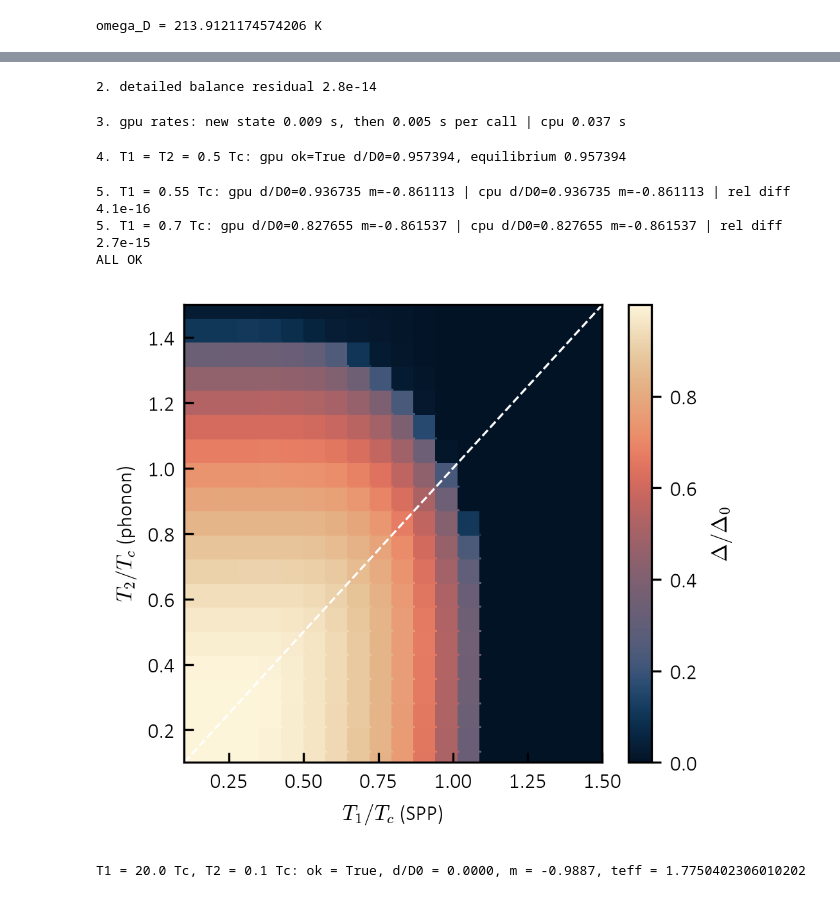
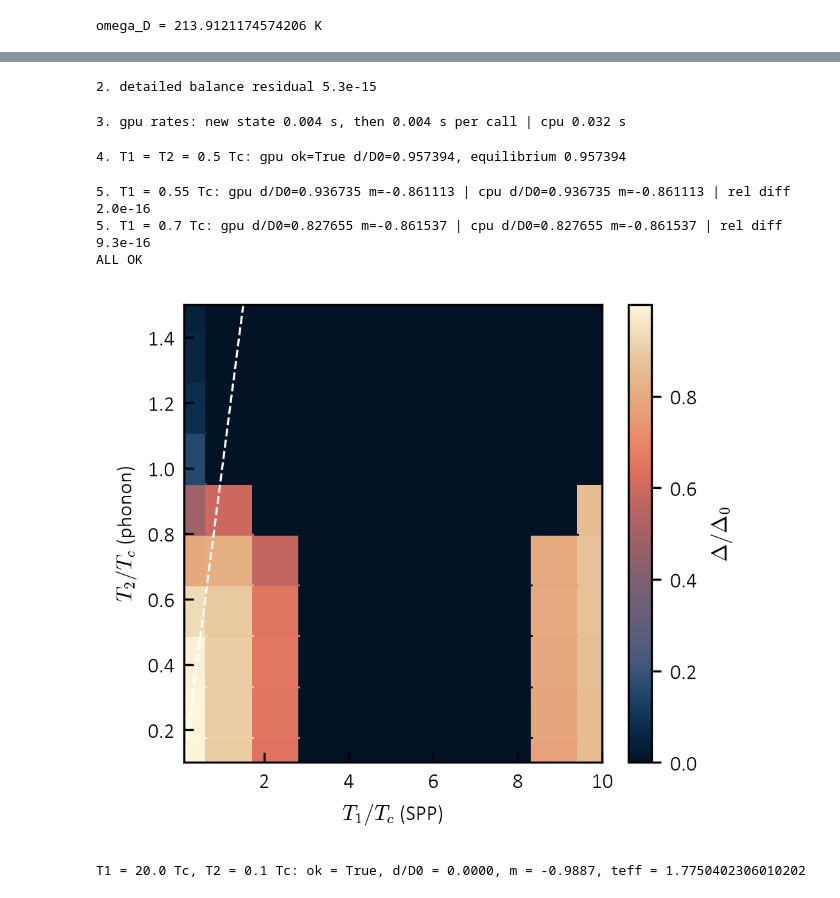
Before and after one commit to korl-z/IJS-F1, a Jupyter notebook: Koda/EI_SPP/reformated_spp_EI.ipynb, the cells around one changed output, grey strips where cells are left out. Drawn from its saved outputs; the diff is of its cells as text; code cells hidden in the pictures.

```diff
--- a/Koda/EI_SPP/reformated_spp_EI.ipynb
+++ b/Koda/EI_SPP/reformated_spp_EI.ipynb
@@ -79,7 +79,7 @@ print("omega_D =", freq_to_kelvin(0.026 * np.sqrt(4*np.pi), t_a_ev=0.2), "K")
 # %% [output]
 omega_D = 213.9121174574206 K
 # %%
-md, g = M.Model(4.0, 1.0, -1.0, 2.75), M.sgrid(500, 128)
+md, g = M.Model(2.0, 1.0, -1.0, 7.8), M.sgrid(500, 128)
 e0 = M.solve_eq(md, g, 0.0, d=1.0)
 tc = M.critical_temperature(md, g)
 st = M.mf(md, g, e0.d, e0.m)
@@ -107,7 +107,7 @@ db = G.check_db(rg, st.e[:, g.wi].reshape(-1), tc)
 ok.append(db < 1.0e-10)
 print(f"2. detailed balance residual {db:.1e}")
 # %% [output]
-2. detailed balance residual 2.8e-14
+2. detailed balance residual 5.3e-15
 # %%
 
 # 3. timing: first call compiles, later calls reuse; a new state must not recompile
@@ -121,7 +121,7 @@ tc0 = time.time()
 C.rates(md, g, st, pk)
 print(f"3. gpu rates: new state {t1 - t0:.3f} s, then {(t2 - t1) / 3:.3f} s per call | cpu {time.time() - tc0:.3f} s")
 # %% [output]
-3. gpu rates: new state 0.009 s, then 0.005 s per call | cpu 0.037 s
+3. gpu rates: new state 0.004 s, then 0.004 s per call | cpu 0.032 s
 # %%
 
 # 4. equal temperatures: NESS must be the equilibrium state at that temperature
@@ -148,6 +148,6 @@ for t1 in (0.55, 0.7):
 
 print("ALL OK" if all(ok) else f"FAILED: {[i + 1 for i, x in enumerate(ok) if not x]}")
 # %% [output]
-5. T1 = 0.55 Tc: gpu d/D0=0.936735 m=-0.861113 | cpu d/D0=0.936735 m=-0.861113 | rel diff 4.1e-16
-5. T1 = 0.7 Tc: gpu d/D0=0.827655 m=-0.861537 | cpu d/D0=0.827655 m=-0.861537 | rel diff 2.7e-15
+5. T1 = 0.55 Tc: gpu d/D0=0.936735 m=-0.861113 | cpu d/D0=0.936735 m=-0.861113 | rel diff 2.0e-16
+5. T1 = 0.7 Tc: gpu d/D0=0.827655 m=-0.861537 | cpu d/D0=0.827655 m=-0.861537 | rel diff 9.3e-16
 ALL OK
@@ -156,14 +154,14 @@ FIG_PATH = "/home/kzeleznikar/IJS-F1/Notes/latex/figures/"
 # %%
-md = M.Model(4.0, 1.0, -1.0, 4.1)  # BCS set
-g = M.sgrid(200, 128)
+md = M.Model(2.0, 1.0, -1.0, 7.8)  # BCS set
+g = M.sgrid(160, 128)
 # SPP: SiC like plateau, amp = 2 pi alpha c ws^2 fr
-ws, gam, fr, dip, z0 = 2*e0.d, 0.05, 0.039, 0.1, 150.0
+ws, gam, fr, dip, z0 = 0.25*e0.d, 0.05, 0.039, 0.1, 20.0
 amp = 2.0 * np.pi * B.ALPHA * 3946.54 * ws**2 * fr
 
 cs, gph, aph = 0.026, 0.05, 4.2e-5
 # temperature grid in units of Tc
-t1n = np.linspace(0.1, 10.5, 10)  # SPP
-t2n = np.linspace(0.1, 10.5, 10)  # phonons
+t1n = np.linspace(0.1, 10., 10)  # SPP
+t2n = np.linspace(0.1, 1.5, 10)  # phonons
 
 e0 = M.solve_eq(md, g, 0.0, d=1.0)
 tc = M.critical_temperature(md, g)
@@ -182,32 +180,32 @@ for j, t2 in tqdm(enumerate(t2n)):
             if not s.ok:
                 s = S.solve_fixed(md, g, pk, d=d, m=m)
         except ValueError as ex:
             print(f"T1={t1:.2f} T2={t2:.2f}: {ex}")
             continue
         dd[j, i], mm[j, i], ok[j, i] = float(s.d) / e0.d, float(s.m), float(s.ok)
         if s.ok and float(s.d) > 1.0e-3 * e0.d:  # continuation along the row
             d, m = float(s.d), float(s.m)
 np.savez("scan_spp.npz", t1n=t1n, t2n=t2n, d=dd, m=mm, ok=ok, d0=e0.d, tc=tc,
          par=dict(md=md._asdict() if hasattr(md, "_asdict") else str(md), ws=ws, gam=gam, fr=fr,
                   dip=dip, z0=z0, cs=cs, gph=gph, aph=aph, ns=160, nf=256))
 
 import matplotlib.pyplot as plt
 
 h = 0.85
 fig, ax = plt.subplots(figsize=(3.47412, h * 3.47412))
 im = ax.pcolormesh(t1n, t2n, np.where(ok > 0, dd, np.nan), shading="auto", cmap=cmaps.lipari, vmin=0.0)
 im.set_edgecolor("face")
 cbar = plt.colorbar(im, ax=ax)
 cbar.set_label(r"$\Delta/\Delta_0$", rotation=90, labelpad=5)
 lo, hi = max(t1n.min(), t2n.min()), min(t1n.max(), t2n.max())
 ax.plot([lo, hi], [lo, hi], "w--", lw=0.8)  # T1 = T2
 ax.set_xlabel(r"$T_1/T_c$ (SPP)")
 ax.set_ylabel(r"$T_2/T_c$ (phonon)")
 ax.set_xlim(t1n.min(), t1n.max())
 ax.set_ylim(t2n.min(), t2n.max())
 ax.tick_params(which="both", direction="in")
 plt.tight_layout()
 # fig.savefig(FIG_PATH + "scan_spp_BEC.pdf", bbox_inches="tight")
 # %% [output]
-[figure, old version]
+[figure, new version]
 # %%
```
Also changed, not shown: parts of 17 cells of this notebook, 3 other files.
